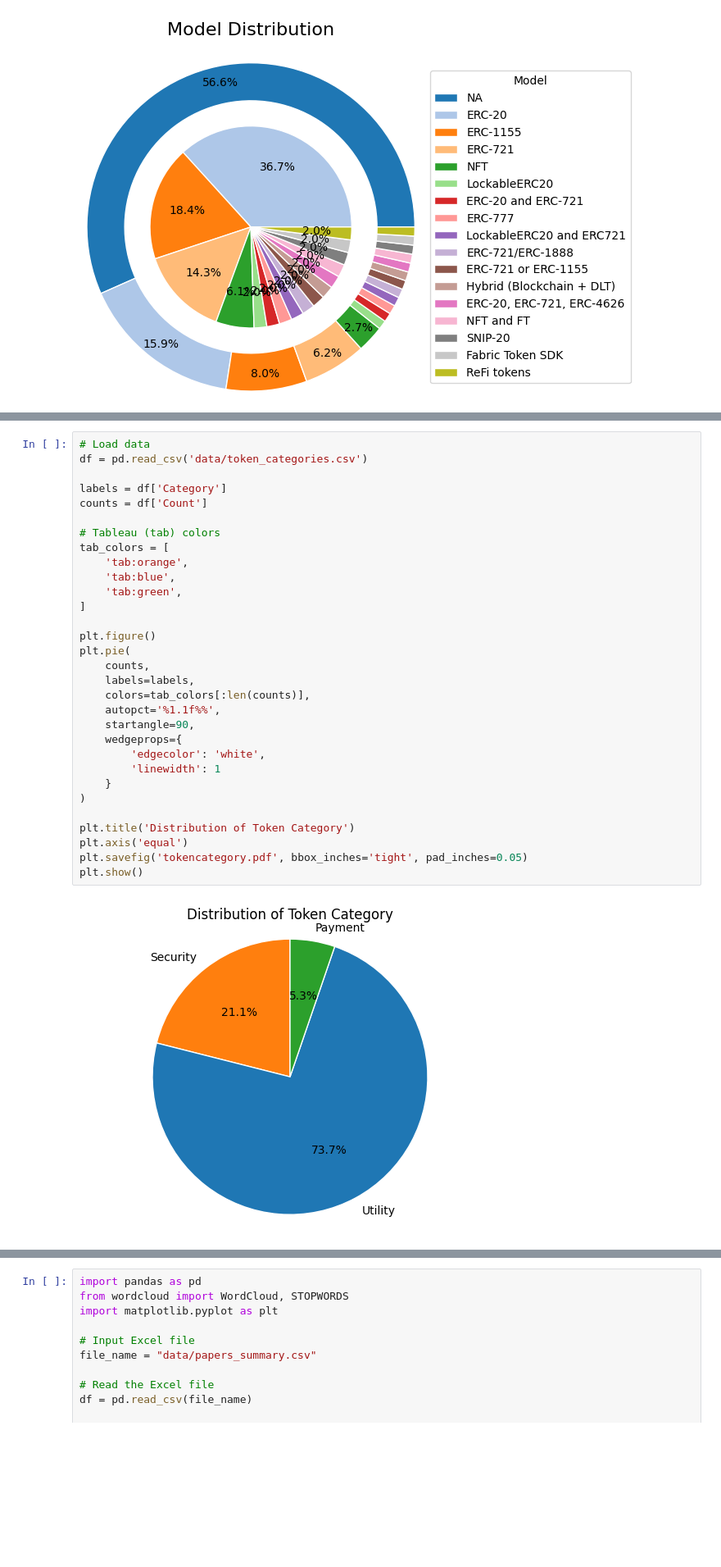
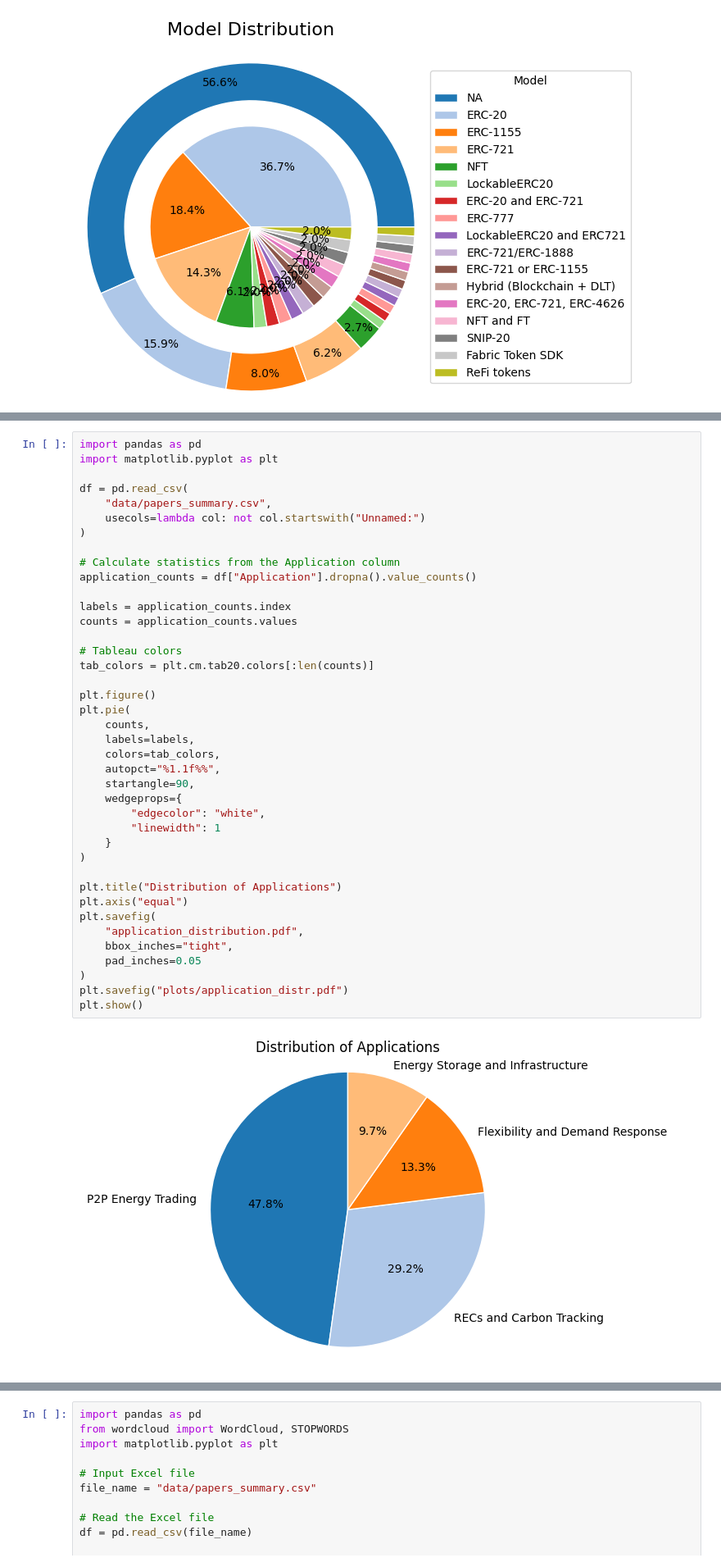
Before and after one commit to CaixiangFan/tokenization-survey, a Jupyter notebook: dataproc.ipynb, the cells around one changed output, grey strips where cells are left out. Shown at 82% size. Drawn from its saved outputs; the diff is of its cells as text; blank space fills up the shorter version.

Commit message:
updated all plots

```diff
--- a/dataproc.ipynb
+++ b/dataproc.ipynb
@@ -413,34 +307,43 @@ plt.show()
 # %%
-# Load data
-df = pd.read_csv('data/token_categories.csv')
+import pandas as pd
+import matplotlib.pyplot as plt
 
-labels = df['Category']
-counts = df['Count']
+df = pd.read_csv(
+    "data/papers_summary.csv",
+    usecols=lambda col: not col.startswith("Unnamed:")
+)
 
-# Tableau (tab) colors
-tab_colors = [
-    'tab:orange',
-    'tab:blue',
-    'tab:green',
-]
+# Calculate statistics from the Application column
+application_counts = df["Application"].dropna().value_counts()
+
+labels = application_counts.index
+counts = application_counts.values
+
+# Tableau colors
+tab_colors = plt.cm.tab20.colors[:len(counts)]
 
 plt.figure()
 plt.pie(
     counts,
     labels=labels,
-    colors=tab_colors[:len(counts)],
-    autopct='%1.1f%%',
+    colors=tab_colors,
+    autopct="%1.1f%%",
     startangle=90,
     wedgeprops={
-        'edgecolor': 'white',
-        'linewidth': 1
+        "edgecolor": "white",
+        "linewidth": 1
     }
 )
 
-plt.title('Distribution of Token Category')
-plt.axis('equal')
-plt.savefig('tokencategory.pdf', bbox_inches='tight', pad_inches=0.05)
+plt.title("Distribution of Applications")
+plt.axis("equal")
+plt.savefig(
+    "application_distribution.pdf",
+    bbox_inches="tight",
+    pad_inches=0.05
+)
+plt.savefig("plots/application_distr.pdf")
 plt.show()
 # %% [output]
-[figure, old version]
+[figure, new version]
 # %% [markdown]
```
Also changed, not shown: parts of 13 cells of this notebook, 7 other files.
